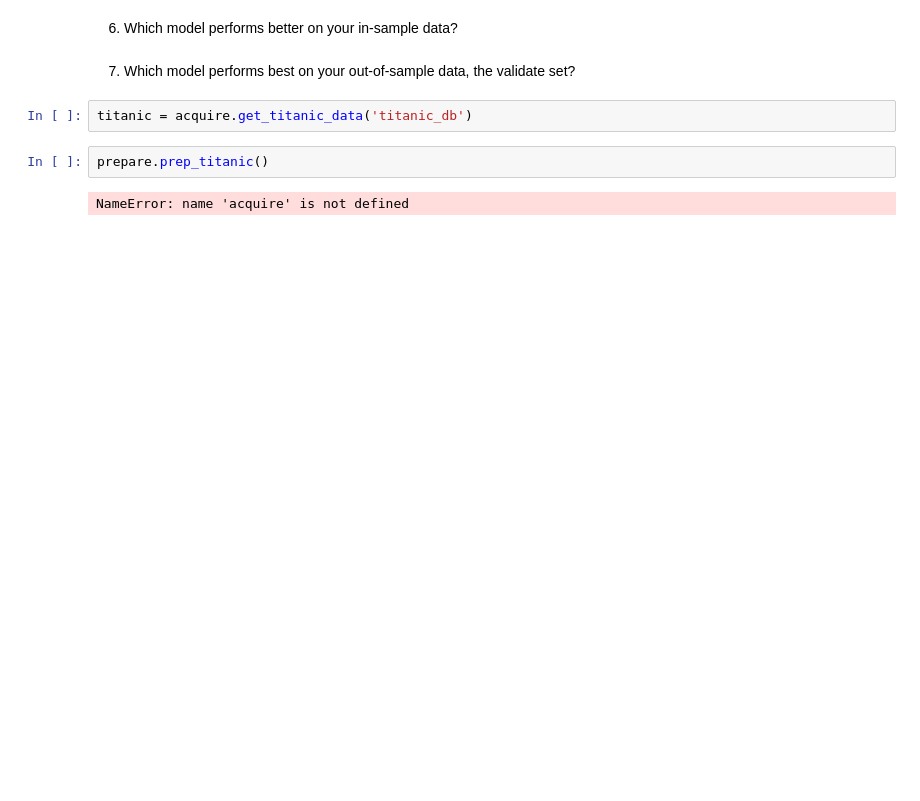
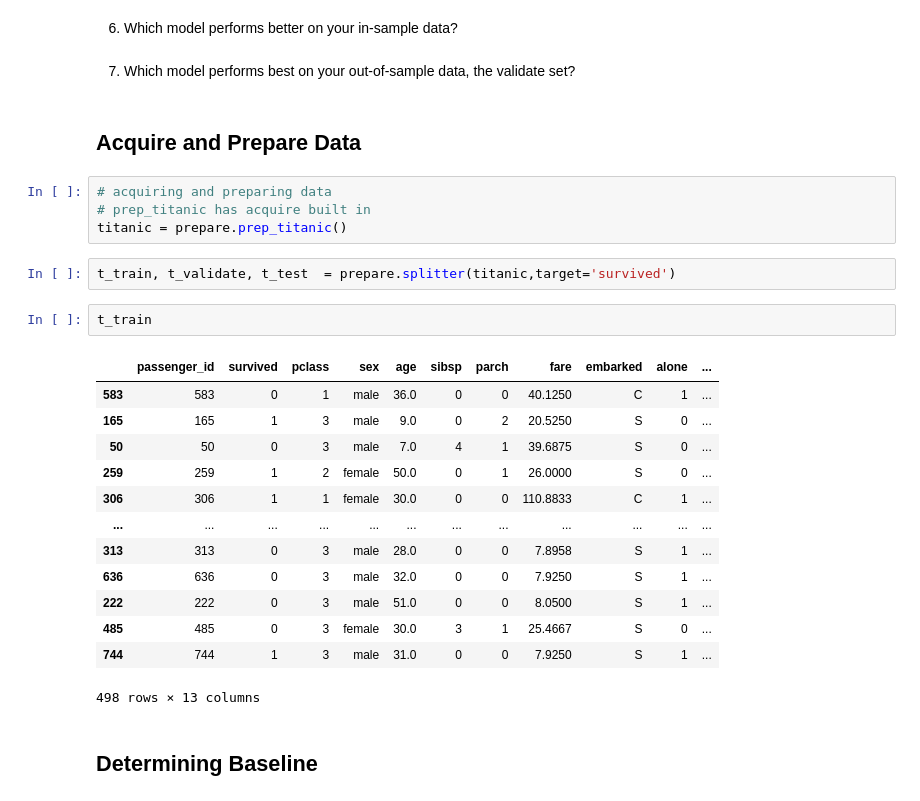
Before and after one commit to jeremiah-toribio/classification-exercises, a Jupyter notebook: decision_tree.ipynb, the cells around one changed output. Cells and saved outputs as stored; diff of their text form; blank space fills up the shorter version.

```diff
--- a/decision_tree.ipynb
+++ b/decision_tree.ipynb
@@ -36,9 +49,29 @@ Using the titanic data, in your classification-exercises repository, create a no
 6. Which model performs better on your in-sample data?
 # %% [markdown]
 7. Which model performs best on your out-of-sample data, the validate set?
-# %%
-titanic = acquire.get_titanic_data('titanic_db')
-# %%
-prepare.prep_titanic()
-# %% [output]
-NameError: name 'acquire' is not defined
+# %% [markdown]
+## Acquire and Prepare Data
+# %%
+# acquiring and preparing data
+# prep_titanic has acquire built in
+titanic = prepare.prep_titanic()
+# %%
+t_train, t_validate, t_test  = prepare.splitter(titanic,target='survived')
+# %%
+t_train
+# %% [output]
+|  | passenger_id | survived | pclass | sex | age | sibsp | parch | fare | embarked | alone | ... |
+| 583 | 583 | 0 | 1 | male | 36.0 | 0 | 0 | 40.1250 | C | 1 | ... |
+| 165 | 165 | 1 | 3 | male | 9.0 | 0 | 2 | 20.5250 | S | 0 | ... |
+| 50 | 50 | 0 | 3 | male | 7.0 | 4 | 1 | 39.6875 | S | 0 | ... |
+| 259 | 259 | 1 | 2 | female | 50.0 | 0 | 1 | 26.0000 | S | 0 | ... |
+| 306 | 306 | 1 | 1 | female | 30.0 | 0 | 0 | 110.8833 | C | 1 | ... |
+| ... | ... | ... | ... | ... | ... | ... | ... | ... | ... | ... | ... |
+| 313 | 313 | 0 | 3 | male | 28.0 | 0 | 0 | 7.8958 | S | 1 | ... |
+| 636 | 636 | 0 | 3 | male | 32.0 | 0 | 0 | 7.9250 | S | 1 | ... |
+| 222 | 222 | 0 | 3 | male | 51.0 | 0 | 0 | 8.0500 | S | 1 | ... |
+| 485 | 485 | 0 | 3 | female | 30.0 | 3 | 1 | 25.4667 | S | 0 | ... |
+| 744 | 744 | 1 | 3 | male | 31.0 | 0 | 0 | 7.9250 | S | 1 | ... |
+498 rows × 13 columns
+# %% [markdown]
+## Determining Baseline
```
Also changed, not shown: parts of 35 cells of this notebook.
